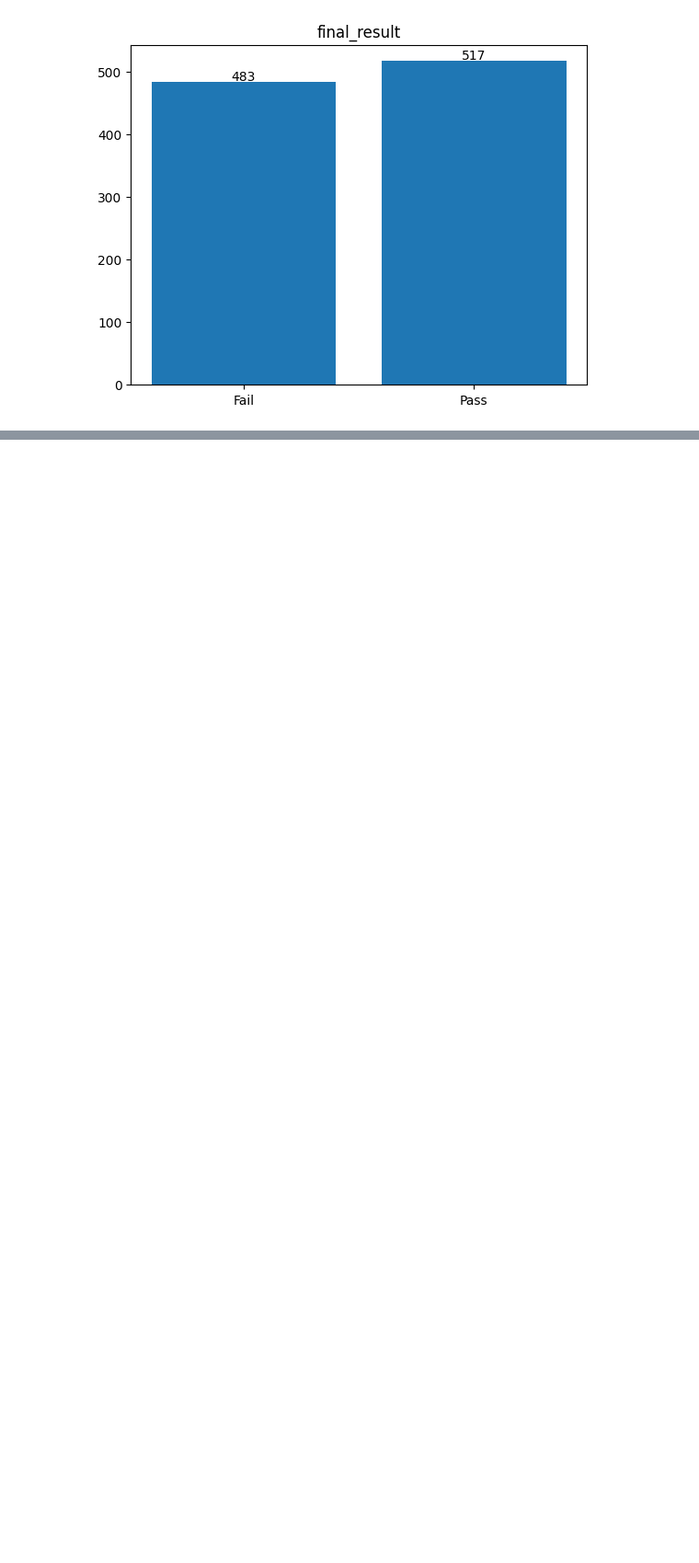
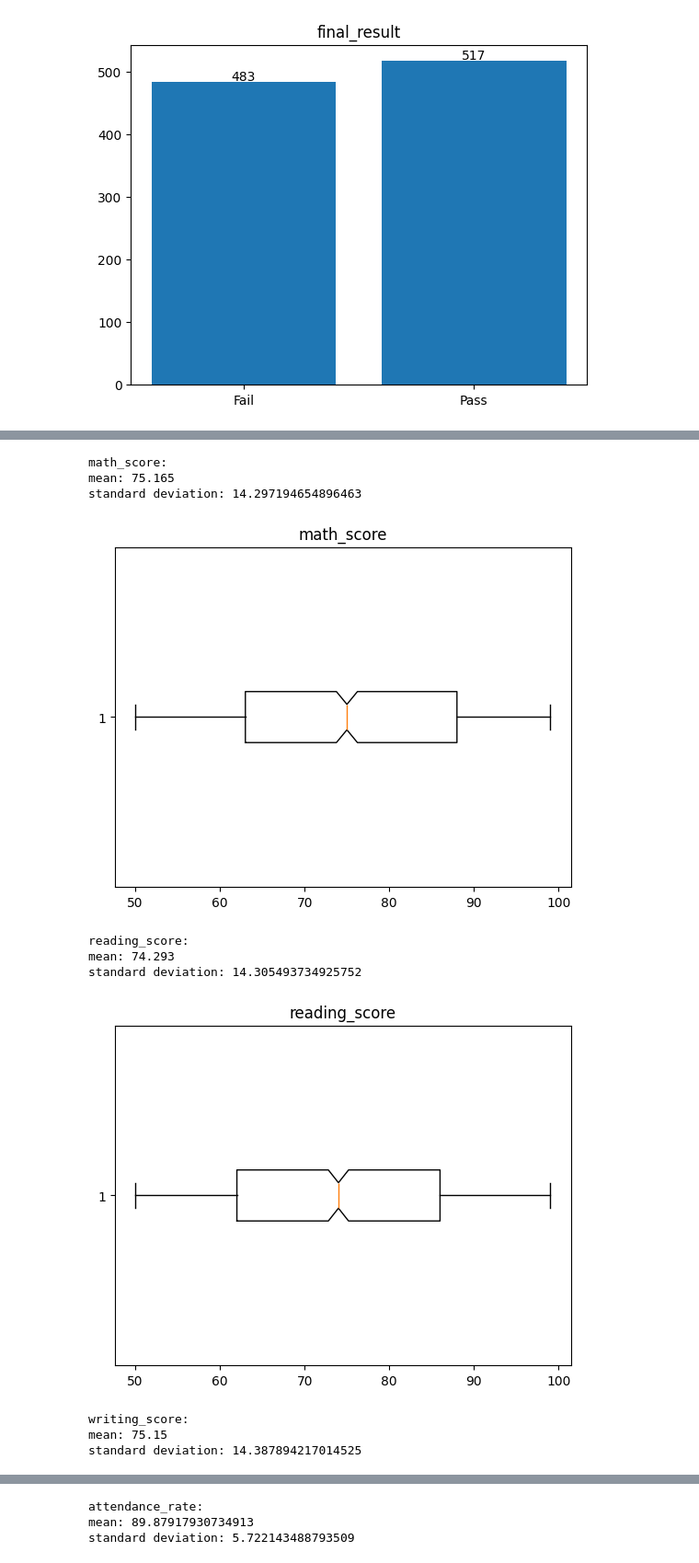
Before and after one commit to luis-fdz-rmz/DataAnalysisJourney, a Jupyter notebook: DataAnalysis.ipynb, the cells around one changed output, grey strips where cells are left out. Shown: that part at 92% size. Cells and saved outputs as stored; diff of their text form; code cells hidden in the pictures; blank space fills up the shorter version.

Commit message:
Added quant analysis and quant groupby analysis. TODO: statistical analysis function for correlation.

```diff
--- a/DataAnalysis.ipynb
+++ b/DataAnalysis.ipynb
@@ -82,0 +113,22 @@ for column in data[qualitative]:
+# %%
+#TODO: D.A. for quants
+
+for column in data[quantitative]:
+    plt.boxplot(data[column], orientation='horizontal', notch=True)
+    column_mean = np.mean(data[column])
+    column_stdev = np.std(data[column])
+    print(f"{column}:\nmean: {column_mean} \nstandard deviation: {column_stdev}")
+    plt.title(column)
+    plt.show()
+# %% [output]
+math_score:
+mean: 75.165
+standard deviation: 14.297194654896463
+[figure, added]
+reading_score:
+mean: 74.293
+standard deviation: 14.305493734925752
+[figure, added]
+writing_score:
+mean: 75.15
+standard deviation: 14.387894217014525
@@ -82,0 +136,3 @@ for column in data[qualitative]:
+attendance_rate:
+mean: 89.87917930734913
+standard deviation: 5.722143488793509
```
Also changed, not shown: parts of 7 cells of this notebook.
